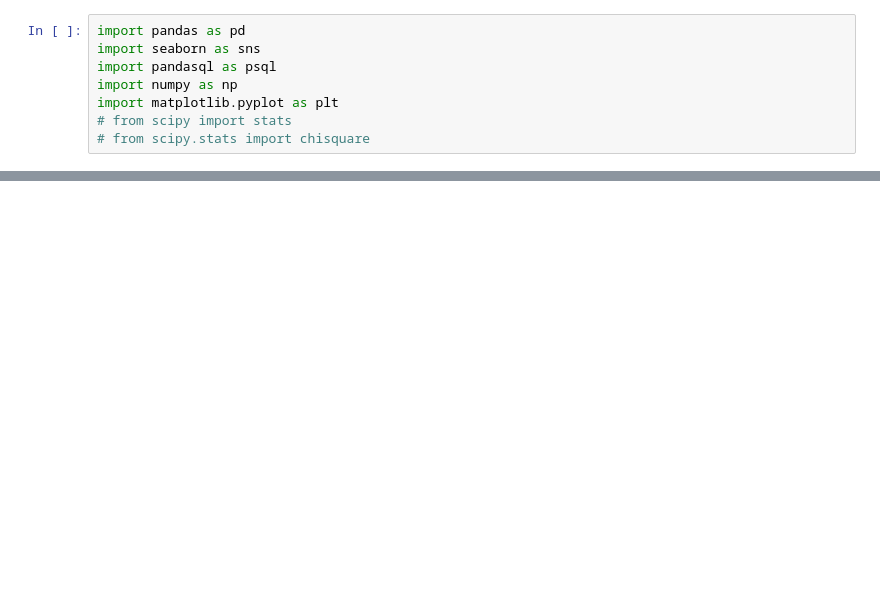
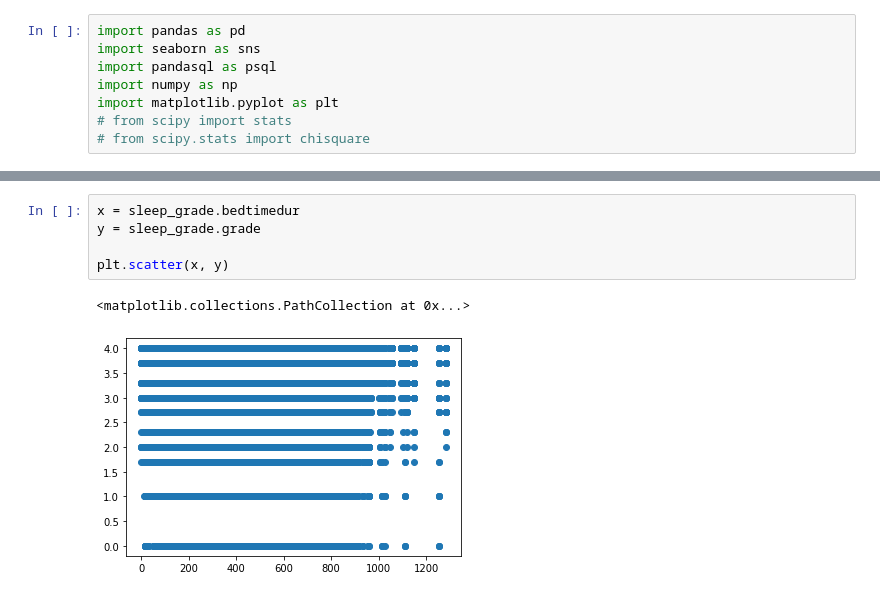
Before and after one commit to EAltunoglu/cmpe492, a Jupyter notebook: sleep_grade.ipynb, the cells around one changed output, grey strips where cells are left out. Saved outputs shown, nothing was run; the diff lists cells and outputs as text; blank space fills up the shorter version.

```diff
--- a/sleep_grade.ipynb
+++ b/sleep_grade.ipynb
@@ -21,0 +35,8 @@ plt.scatter(x, y)
+# %%
+x = sleep_grade.bedtimedur
+y = sleep_grade.grade
+
+plt.scatter(x, y)
+# %% [output]
+<matplotlib.collections.PathCollection at 0x...>
+[figure, added]
```
Also changed, not shown: parts of 10 cells of this notebook, 9 other files.
